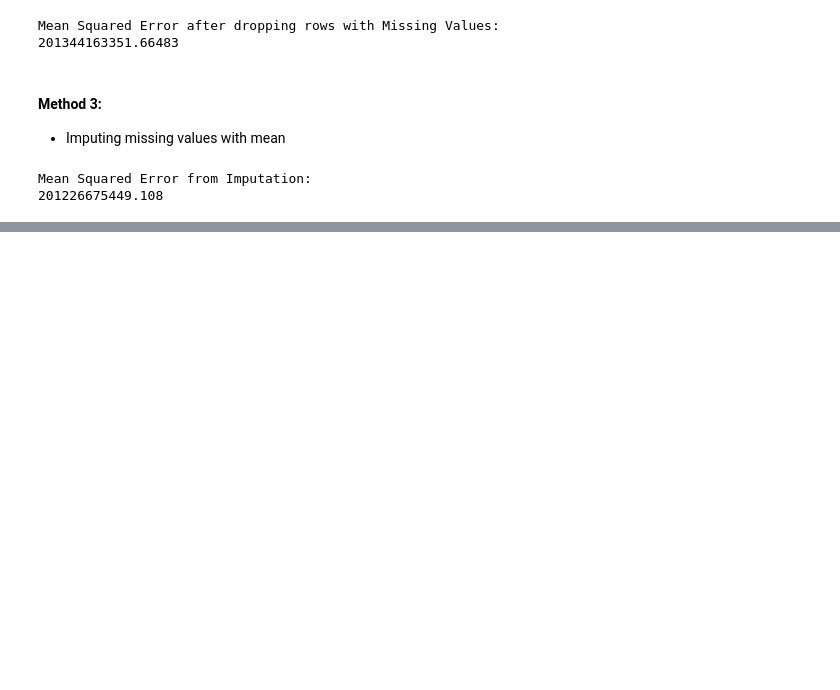
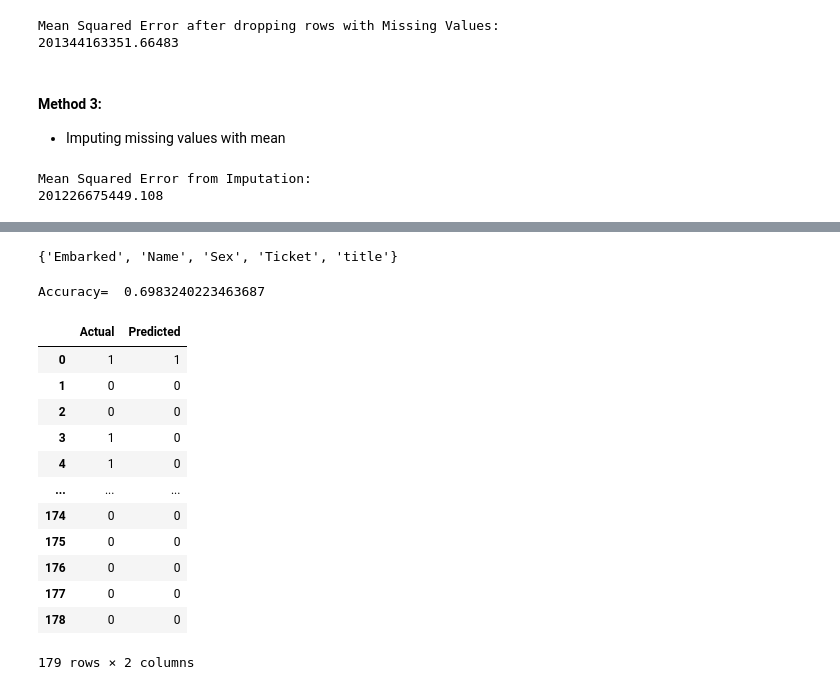
Before and after one commit to n-kono/msa8010, a Jupyter notebook: 06/06-ML.ipynb, the cells around one changed output, grey strips where cells are left out. Drawn from its saved outputs; the diff is of its cells as text; code cells hidden in the pictures; blank space fills up the shorter version.

Commit message:
logistic regression added

```diff
--- a/06/06-ML.ipynb
+++ b/06/06-ML.ipynb
@@ -350,0 +505,50 @@ train_df.to_csv('data/train_x.csv')
+# %%
+def get_cat_cols(df):
+    obj_cols = df.columns[df.dtypes == 'object']
+    cat_cols = df.columns[df.dtypes == 'category']
+    return set(obj_cols).union(set(cat_cols))
+
+cat_cols = get_cat_cols(X_train)
+cat_cols
+# %% [output]
+{'Embarked', 'Name', 'Sex', 'Ticket', 'title'}
+# %%
+Selected_features = ['Age', 'Fare', 'is_alone', 'Pclass']
+X_train = X_train[Selected_features]
+X_test = X_test[Selected_features]
+# %%
+from sklearn.impute import SimpleImputer
+
+my_imputer = SimpleImputer(strategy='most_frequent')
+imputed_X_train = my_imputer.fit_transform(X_train)
+imputed_X_test = my_imputer.transform(X_test)
+# %%
+from sklearn.linear_model import LogisticRegression
+from sklearn.model_selection import train_test_split, cross_val_score
+from sklearn.metrics import accuracy_score, classification_report, precision_score, recall_score
+from sklearn.metrics import confusion_matrix, precision_recall_curve, roc_curve, auc, log_loss
+
+model = LogisticRegression()
+model.fit(imputed_X_train, y_train)
+y_pred = model.predict(imputed_X_test)
+# %%
+print("Accuracy= ",accuracy_score(y_test, y_pred))
+# %% [output]
+Accuracy=  0.6983240223463687
+# %%
+df_prediction = pd.DataFrame({'Actual': y_test, 'Predicted': y_pred})
+df_prediction
+# %% [output]
+|  | Actual | Predicted |
+| 0 | 1 | 1 |
+| 1 | 0 | 0 |
+| 2 | 0 | 0 |
+| 3 | 1 | 0 |
+| 4 | 1 | 0 |
+| ... | ... | ... |
+| 174 | 0 | 0 |
+| 175 | 0 | 0 |
+| 176 | 0 | 0 |
+| 177 | 0 | 0 |
+| 178 | 0 | 0 |
+179 rows × 2 columns
```
Also changed, not shown: parts of 18 cells of this notebook, 2 other files.
